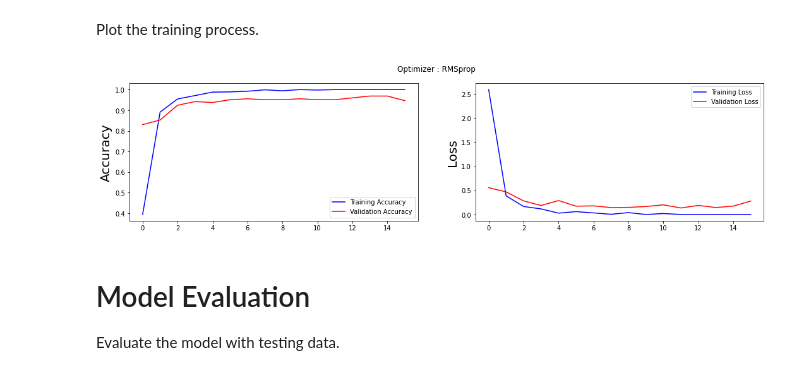
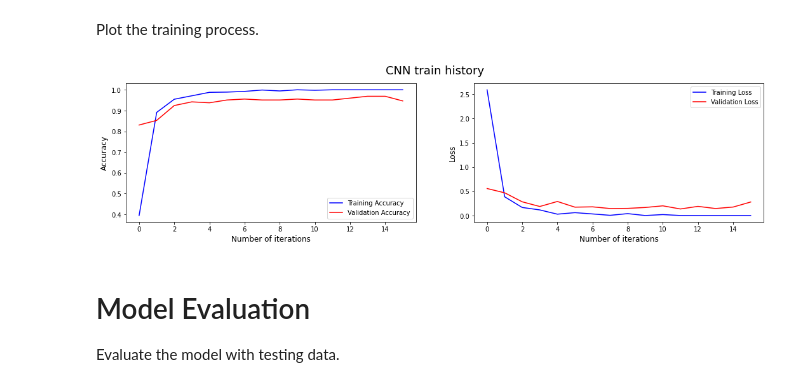
Before and after one commit to tim840818/nihongo_recognition, a Jupyter notebook: hiragana_recognition.ipynb, the cells around one changed output. Drawn from its saved outputs; the diff is of its cells as text; code cells hidden in the pictures.

Commit message:
change fontsizes and add axis names of plots

```diff
--- a/hiragana_recognition.ipynb
+++ b/hiragana_recognition.ipynb
@@ -316,24 +316,27 @@ Plot the training process.
 # %%
 from matplotlib.ticker import MaxNLocator
 
 plt.figure(figsize=(18,4))
+plt.suptitle('CNN train history', fontsize=18)
+
 ax1 = plt.subplot(1, 2, 1)
-plt.suptitle('Optimizer : RMSprop', fontsize=12)
-plt.ylabel('Accuracy', fontsize=20)
+plt.ylabel('Accuracy', fontsize=12)
+plt.xlabel('Number of iterations', fontsize=12)
 plt.plot(train_history.history['accuracy'], color='b', label='Training Accuracy')
 plt.plot(train_history.history['val_accuracy'], color='r', label='Validation Accuracy')
 ax1.xaxis.set_major_locator(MaxNLocator(integer=True))
 plt.legend(loc='lower right')
 
 ax2 = plt.subplot(1, 2, 2)
-plt.ylabel('Loss', fontsize=20)
+plt.ylabel('Loss', fontsize=12)
+plt.xlabel('Number of iterations', fontsize=12)
 plt.plot(train_history.history['loss'], color='b', label='Training Loss')
 plt.plot(train_history.history['val_loss'], color='r', label='Validation Loss')
 ax2.xaxis.set_major_locator(MaxNLocator(integer=True))
 plt.legend(loc='upper right')
 plt.show()
 # %% [output]
-[figure, old version]
+[figure, new version]
 # %% [markdown]
 # Model Evaluation
 Evaluate the model with testing data.
```
Also changed, not shown: parts of 3 cells of this notebook.
